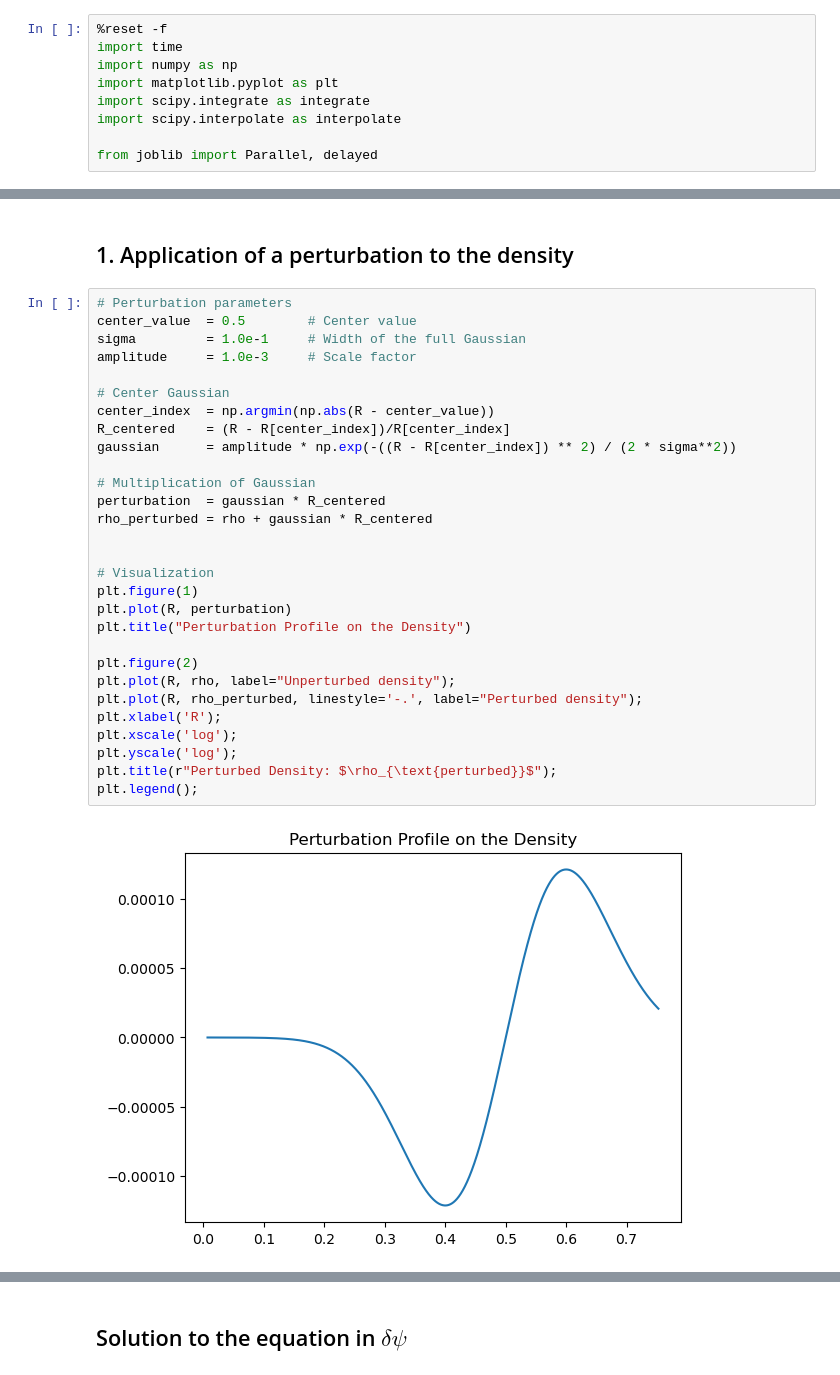
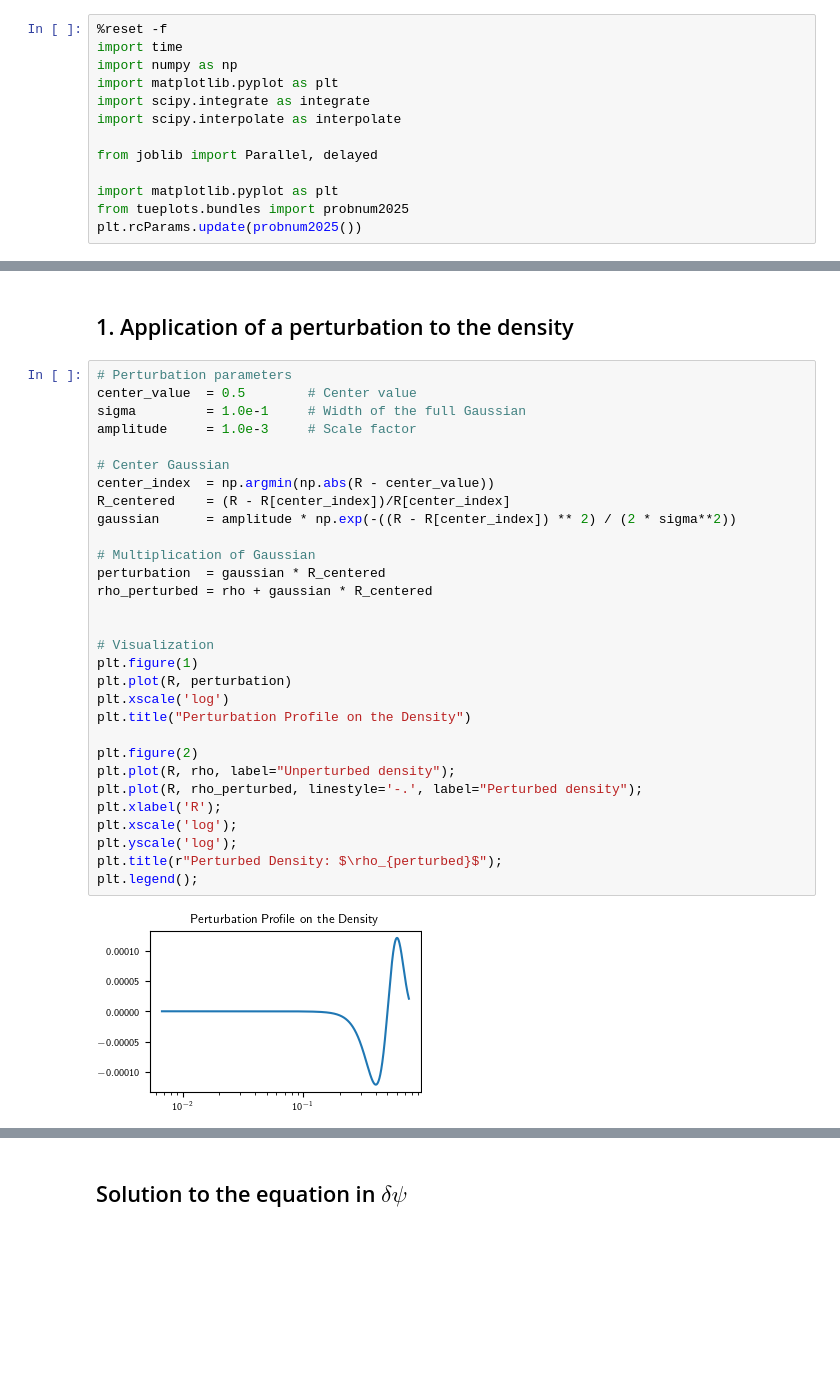
Before and after one commit to Poincare-code/henri, a Jupyter notebook: notebooks/figures_perturbed_density.ipynb, the cells around one changed output, grey strips where cells are left out. Drawn from its saved outputs; the diff is of its cells as text; blank space fills up the shorter version.

```diff
--- a/notebooks/figures_perturbed_density.ipynb
+++ b/notebooks/figures_perturbed_density.ipynb
@@ -7,6 +7,10 @@ import scipy.integrate as integrate
 import scipy.interpolate as interpolate
 
 from joblib import Parallel, delayed
+
+import matplotlib.pyplot as plt
+from tueplots.bundles import probnum2025
+plt.rcParams.update(probnum2025())
 # %% [markdown]
 ### 0. Solutions to the TOV-Equations and Source/Matter Terms
 # %%
@@ -59,31 +65,32 @@ plt.show()
 # %%
 # Perturbation parameters
 center_value  = 0.5        # Center value
 sigma         = 1.0e-1     # Width of the full Gaussian
 amplitude     = 1.0e-3     # Scale factor
 
 # Center Gaussian
 center_index  = np.argmin(np.abs(R - center_value))
 R_centered    = (R - R[center_index])/R[center_index]
 gaussian      = amplitude * np.exp(-((R - R[center_index]) ** 2) / (2 * sigma**2))
 
 # Multiplication of Gaussian
 perturbation  = gaussian * R_centered
 rho_perturbed = rho + gaussian * R_centered
 
 
 # Visualization
 plt.figure(1)
 plt.plot(R, perturbation)
+plt.xscale('log')
 plt.title("Perturbation Profile on the Density")
 
 plt.figure(2)
 plt.plot(R, rho, label="Unperturbed density");
 plt.plot(R, rho_perturbed, linestyle='-.', label="Perturbed density");
 plt.xlabel('R');
 plt.xscale('log');
 plt.yscale('log');
-plt.title(r"Perturbed Density: $\rho_{\text{perturbed}}$");
+plt.title(r"Perturbed Density: $\rho_{perturbed}$");
 plt.legend();
 # %% [output]
-[figure, old version]
+[figure, new version]
```
Also changed, not shown: parts of 20 cells of this notebook, 2 other files.
